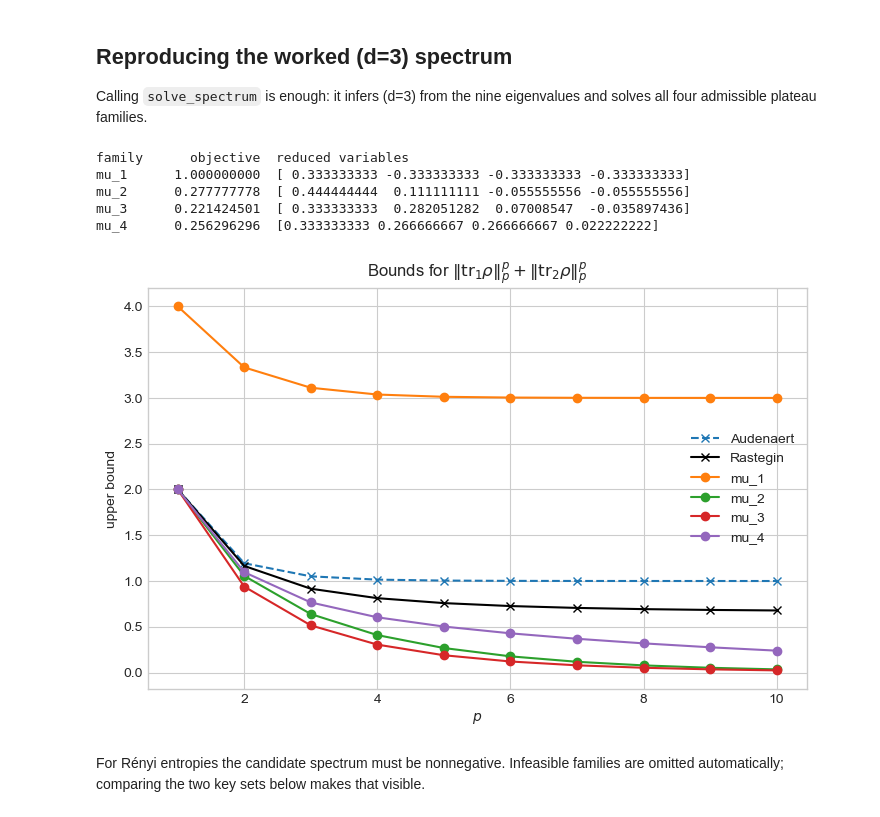
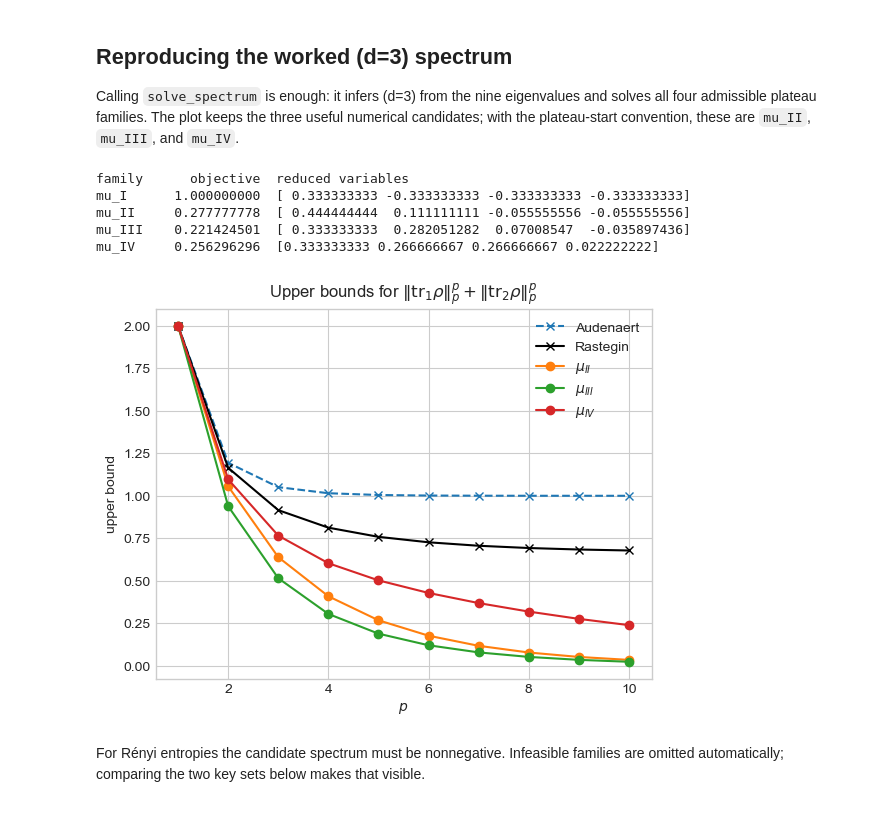
Before and after one commit to pashteiner/partial-trace-inequalities, a Jupyter notebook: Partial_trace_QPs.ipynb, the cells around one changed output. Cells and saved outputs as stored; diff of their text form; code cells hidden in the pictures.

```diff
--- a/Partial_trace_QPs.ipynb
+++ b/Partial_trace_QPs.ipynb
@@ -9,6 +9,8 @@ This notebook has two goals:
 The implementation is deliberately small. The reusable functions are in
 `partial_trace_qp.py`; this notebook only explains and exercises them.
 # %%
+from pathlib import Path
+
 import numpy as np
 import matplotlib.pyplot as plt
 
@@ -23,6 +25,8 @@ from partial_trace_qp import (
 
 np.set_printoptions(precision=9, suppress=True)
 plt.style.use("seaborn-v0_8-whitegrid")
+figure_dir = Path("figures")
+figure_dir.mkdir(exist_ok=True)
 # %% [markdown]
 ## The quadratic program
 
@@ -61,6 +65,11 @@ def print_results(results):
         print(
             f"{name:<8} {result.objective:12.9f}  {result.reduced}"
         )
+
+
+def save_figure(fig, name):
+    for suffix in ("pdf", "png"):
+        fig.savefig(figure_dir / f"{name}.{suffix}", dpi=300)
 
 
 def plot_p_bounds(lam, results, p_values=range(1, 11)):
@@ -74,36 +83,41 @@ def plot_p_bounds(lam, results, p_values=range(1, 11)):
         for name in results
     }
 
-    fig, ax = plt.subplots(figsize=(8.5, 5.2))
+    fig, ax = plt.subplots(figsize=(6.4, 4.8))
     ax.plot(p_values, references["Audenaert"], "x--", label="Audenaert")
     ax.plot(p_values, references["Rastegin"], "x-", color="black", label="Rastegin")
     for name, values in candidates.items():
-        ax.plot(p_values, values, marker="o", label=name)
+        ax.plot(p_values, values, marker="o", label=rf"$\mu_{{{name[3:]}}}$")
     ax.set(
-        title=r"Bounds for $\|\mathrm{tr}_1\rho\|_p^p+\|\mathrm{tr}_2\rho\|_p^p$",
+        title=r"Upper bounds for $\|\mathrm{tr}_1\rho\|_p^p+\|\mathrm{tr}_2\rho\|_p^p$",
         xlabel=r"$p$",
         ylabel="upper bound",
     )
     ax.legend()
     plt.show()
+    return fig
 # %% [markdown]
 ## Reproducing the worked \(d=3\) spectrum
 
 Calling `solve_spectrum` is enough: it infers \(d=3\) from the nine
-eigenvalues and solves all four admissible plateau families.
+eigenvalues and solves all four admissible plateau families. The plot keeps
+the three useful numerical candidates; with the plateau-start convention,
+these are `mu_II`, `mu_III`, and `mu_IV`.
 # %%
 lambda_3 = np.array([15, 10, 5, 4, 3, 3, 2, 2, 1], dtype=float) / 45
 results_3 = solve_spectrum(lambda_3)
 
 print_results(results_3)
-plot_p_bounds(lambda_3, results_3)
+plotted_3 = {name: results_3[name] for name in ("mu_II", "mu_III", "mu_IV")}
+p_figure = plot_p_bounds(lambda_3, plotted_3)
+save_figure(p_figure, "p_norm_bounds")
 # %% [output]
 family      objective  reduced variables
-mu_1      1.000000000  [ 0.333333333 -0.333333333 -0.333333333 -0.333333333]
-mu_2      0.277777778  [ 0.444444444  0.111111111 -0.055555556 -0.055555556]
-mu_3      0.221424501  [ 0.333333333  0.282051282  0.07008547  -0.035897436]
-mu_4      0.256296296  [0.333333333 0.266666667 0.266666667 0.022222222]
+mu_I      1.000000000  [ 0.333333333 -0.333333333 -0.333333333 -0.333333333]
+mu_II     0.277777778  [ 0.444444444  0.111111111 -0.055555556 -0.055555556]
+mu_III    0.221424501  [ 0.333333333  0.282051282  0.07008547  -0.035897436]
+mu_IV     0.256296296  [0.333333333 0.266666667 0.266666667 0.022222222]
-[figure, old version]
+[figure, new version]
 # %% [markdown]
 For Rényi entropies the candidate spectrum must be nonnegative. Infeasible
 families are omitted automatically; comparing the two key sets below makes
```
Also changed, not shown: parts of 6 cells of this notebook, 2 other files.
